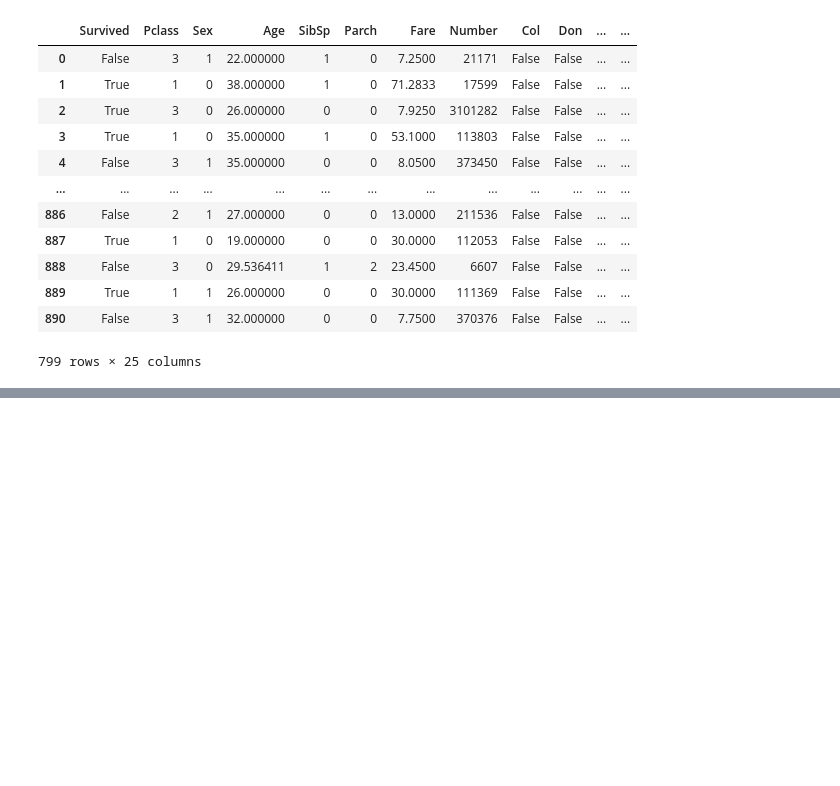
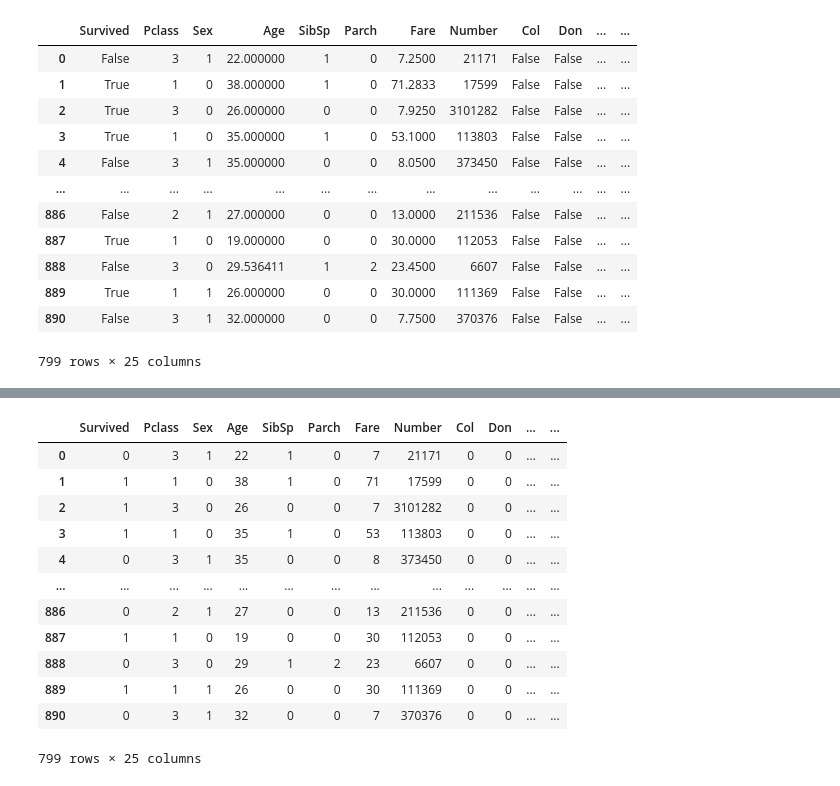
Before and after one commit to sydneycally-inclane-2812/titanic-survival-analysis, a Jupyter notebook: titanicSurvivalAnalysis.ipynb, the cells around one changed output, grey strips where cells are left out. Saved outputs shown, nothing was run; the diff lists cells and outputs as text; code cells hidden in the pictures; blank space fills up the shorter version.

Commit message:
added tensorflow, test new data on each model to see how screwed I am if I were on the titanic

```diff
--- a/titanicSurvivalAnalysis.ipynb
+++ b/titanicSurvivalAnalysis.ipynb
@@ -777,0 +817,20 @@ Note: you may need to restart the kernel to use updated packages.
+# %%
+tf_data = data_total1_df6.copy()
+tf_data = tf_data.replace(True, 1)
+tf_data = tf_data.replace(False, 0)
+tf_data = tf_data.astype(int)
+tf_data
+# %% [output]
+|  | Survived | Pclass | Sex | Age | SibSp | Parch | Fare | Number | Col | Don | ... | ... |
+| 0 | 0 | 3 | 1 | 22 | 1 | 0 | 7 | 21171 | 0 | 0 | ... | ... |
+| 1 | 1 | 1 | 0 | 38 | 1 | 0 | 71 | 17599 | 0 | 0 | ... | ... |
+| 2 | 1 | 3 | 0 | 26 | 0 | 0 | 7 | 3101282 | 0 | 0 | ... | ... |
+| 3 | 1 | 1 | 0 | 35 | 1 | 0 | 53 | 113803 | 0 | 0 | ... | ... |
+| 4 | 0 | 3 | 1 | 35 | 0 | 0 | 8 | 373450 | 0 | 0 | ... | ... |
+| ... | ... | ... | ... | ... | ... | ... | ... | ... | ... | ... | ... | ... |
+| 886 | 0 | 2 | 1 | 27 | 0 | 0 | 13 | 211536 | 0 | 0 | ... | ... |
+| 887 | 1 | 1 | 0 | 19 | 0 | 0 | 30 | 112053 | 0 | 0 | ... | ... |
+| 888 | 0 | 3 | 0 | 29 | 1 | 2 | 23 | 6607 | 0 | 0 | ... | ... |
+| 889 | 1 | 1 | 1 | 26 | 0 | 0 | 30 | 111369 | 0 | 0 | ... | ... |
+| 890 | 0 | 3 | 1 | 32 | 0 | 0 | 7 | 370376 | 0 | 0 | ... | ... |
+799 rows × 25 columns
```
Also changed, not shown: parts of 20 cells of this notebook.
